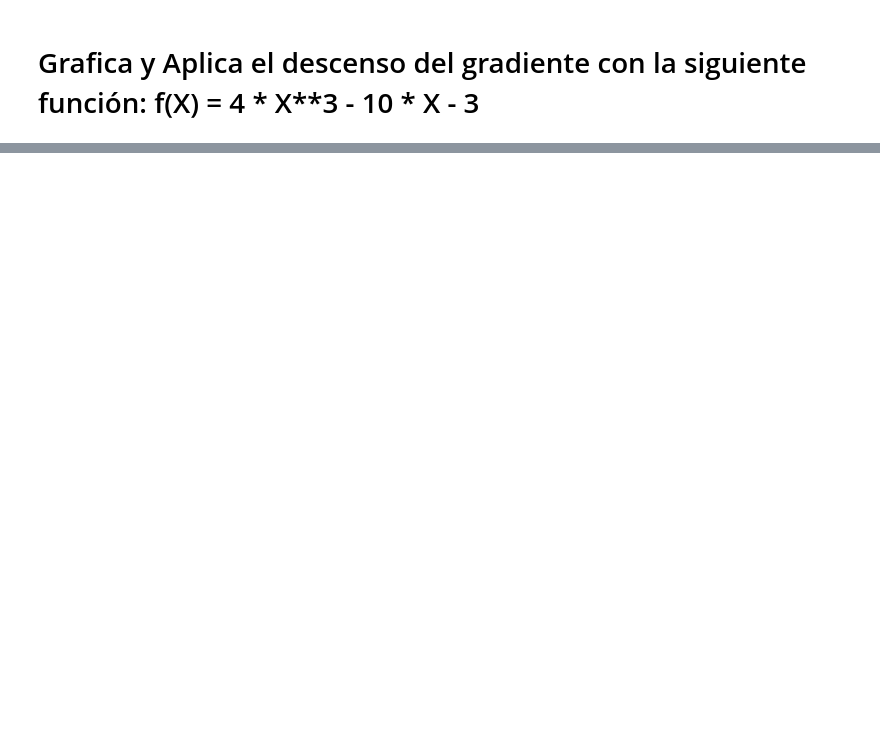
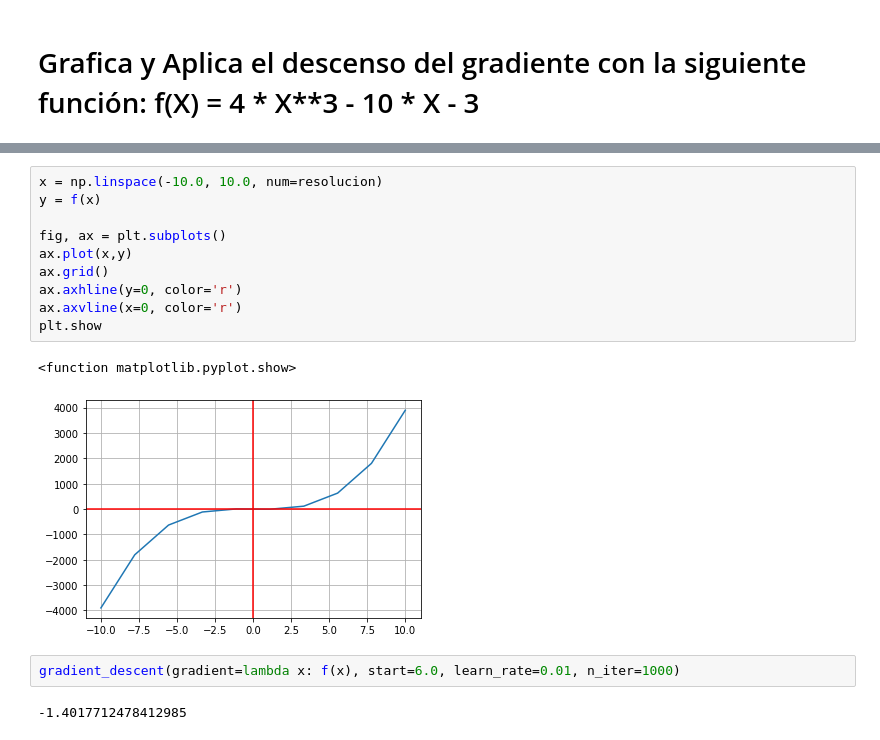
Before and after one commit to Riplecx/Prueba-repo, a Jupyter notebook: Copy_of_CalculoP1.ipynb, the cells around one changed output, grey strips where cells are left out. Saved outputs shown, nothing was run; the diff lists cells and outputs as text; blank space fills up the shorter version.

```diff
--- a/Copy_of_CalculoP1.ipynb
+++ b/Copy_of_CalculoP1.ipynb
@@ -113,0 +137,17 @@ NameError: ignored
+# %%
+x = np.linspace(-10.0, 10.0, num=resolucion)
+y = f(x)
+
+fig, ax = plt.subplots()
+ax.plot(x,y)
+ax.grid()
+ax.axhline(y=0, color='r')
+ax.axvline(x=0, color='r')
+plt.show
+# %% [output]
+<function matplotlib.pyplot.show>
+[figure, added]
+# %%
+gradient_descent(gradient=lambda x: f(x), start=6.0, learn_rate=0.01, n_iter=1000)
+# %% [output]
+-1.4017712478412985
```
Also changed, not shown: parts of 22 cells of this notebook.
